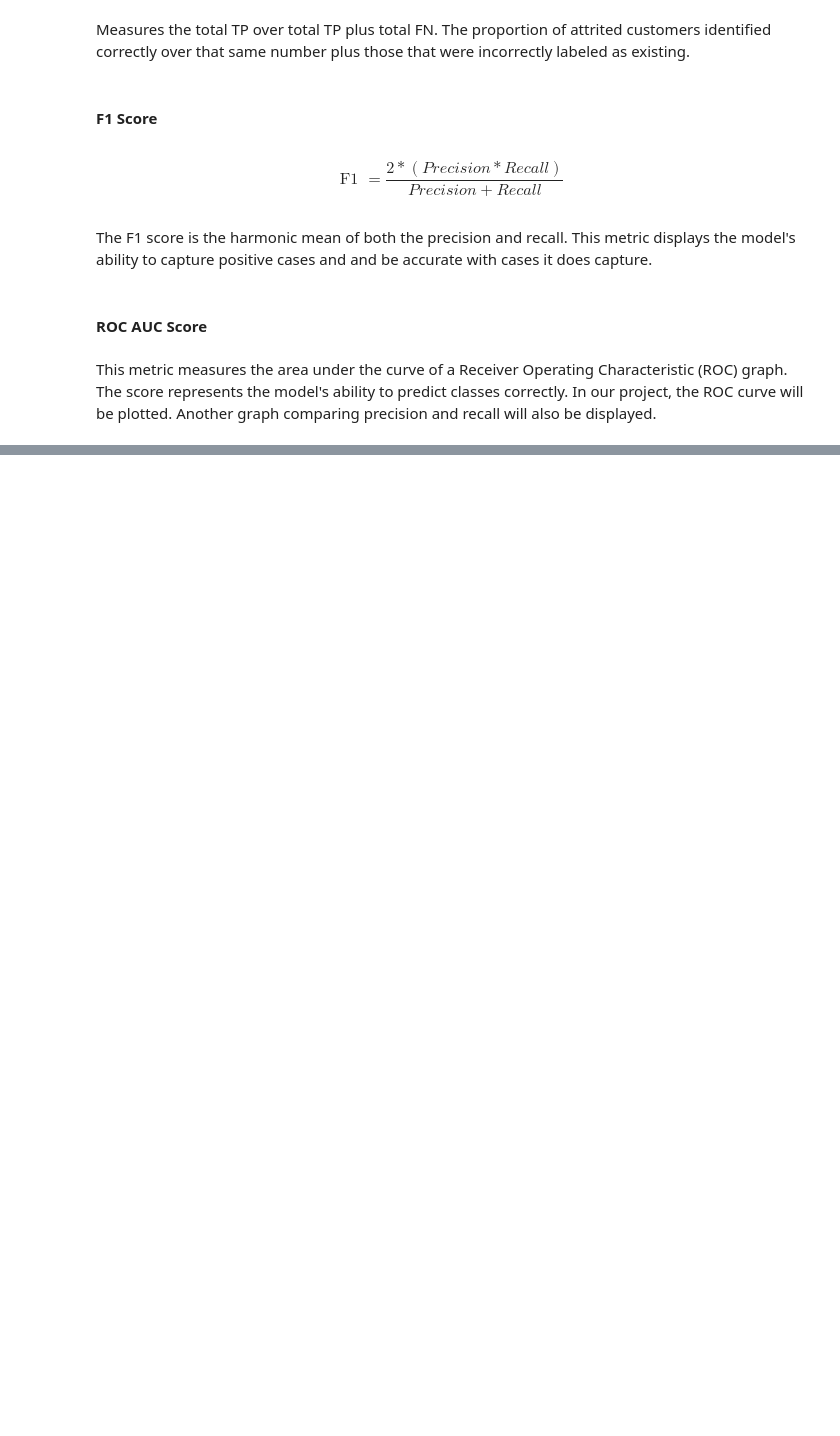
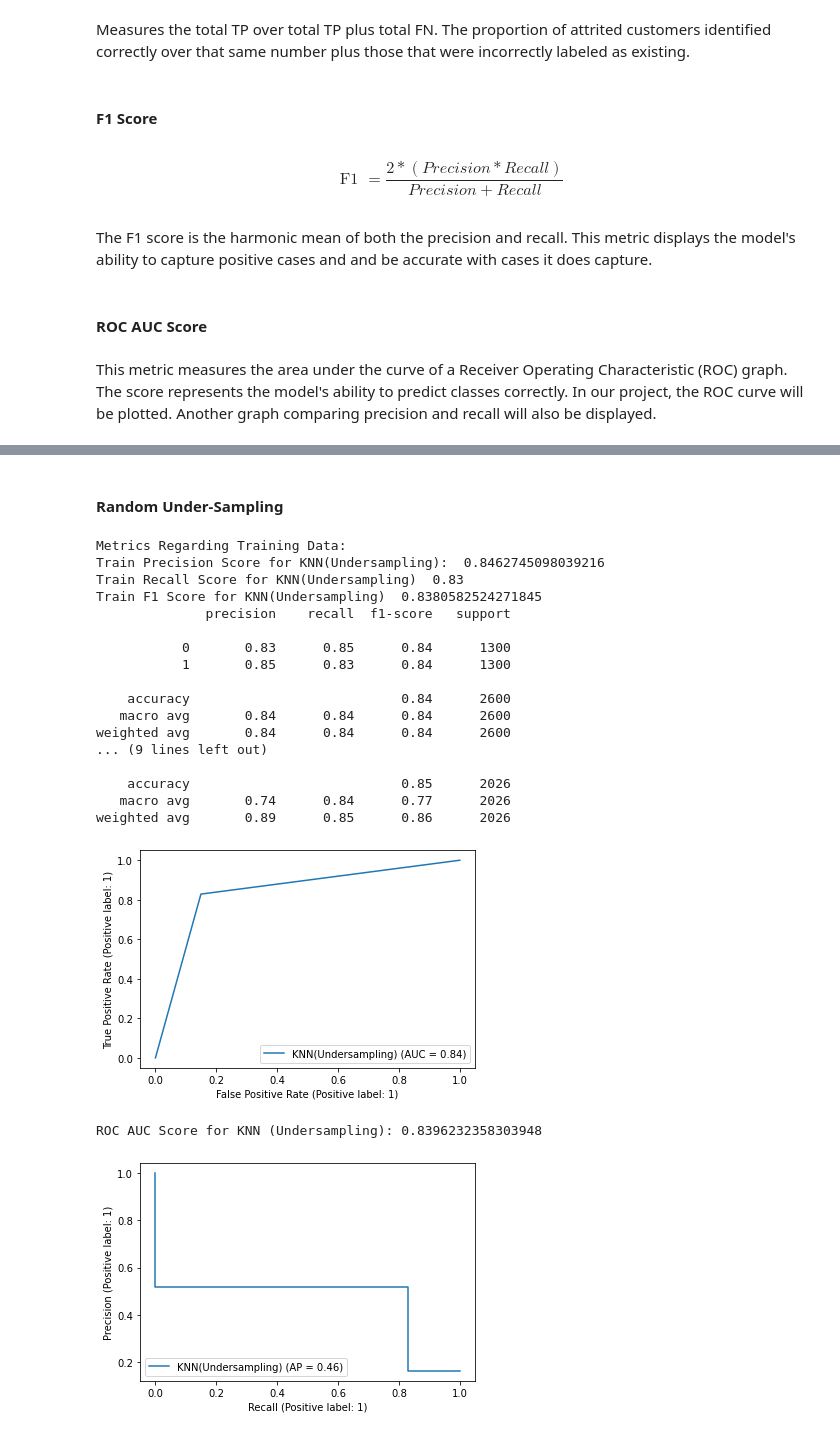
Before and after one commit to pw45000/cmps-320-final-project, a Jupyter notebook: cmps_320_final_project.ipynb, the cells around one changed output, grey strips where cells are left out. Drawn from its saved outputs; the diff is of its cells as text; code cells hidden in the pictures; blank space fills up the shorter version.

```diff
--- a/cmps_320_final_project.ipynb
+++ b/cmps_320_final_project.ipynb
@@ -1283,0 +1258,27 @@ ROC AUC Score for KNN (SMOTE): 0.8282097942124618
+# %% [markdown]
+#### Random Under-Sampling
+# %%
+knn_new = knn(n_neighbors=m.ceil((len(X_rus_std))**(1/2)))
+algorithm = knn_new.fit(X_rus_std, y_rus_std)
+metricDisplay(models[0], sampling[2], algorithm, pred_std_test, tar_std_test, X_rus_std, y_rus_std)
+# %% [output]
+Metrics Regarding Training Data:
+Train Precision Score for KNN(Undersampling):  0.8462745098039216
+Train Recall Score for KNN(Undersampling)  0.83
+Train F1 Score for KNN(Undersampling)  0.8380582524271845
+              precision    recall  f1-score   support
+
+           0       0.83      0.85      0.84      1300
+           1       0.85      0.83      0.84      1300
+
+    accuracy                           0.84      2600
+   macro avg       0.84      0.84      0.84      2600
+weighted avg       0.84      0.84      0.84      2600
+... (9 lines left out)
+
+    accuracy                           0.85      2026
+   macro avg       0.74      0.84      0.77      2026
+weighted avg       0.89      0.85      0.86      2026
+[figure, added]
+ROC AUC Score for KNN (Undersampling): 0.8396232358303948
+[figure, added]
```
Also changed, not shown: parts of 103 cells of this notebook.
